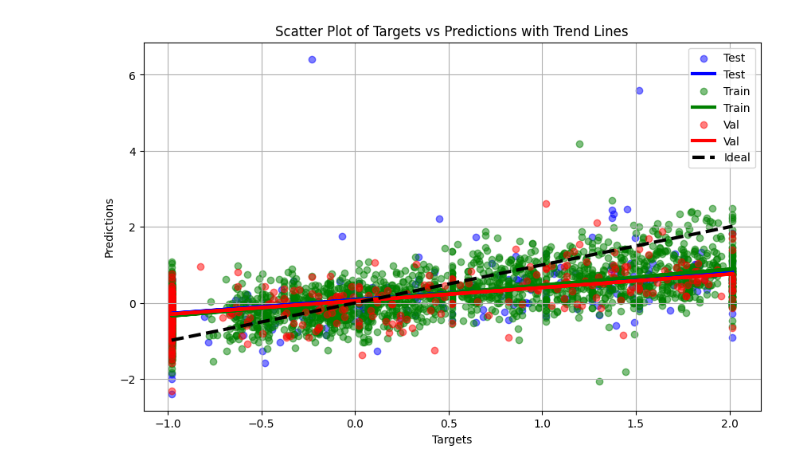
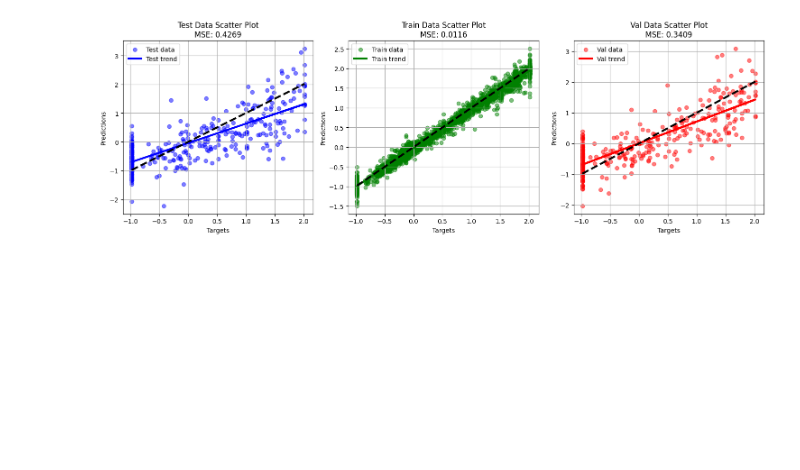
Before and after one commit to Magdk01/Anubis, a Jupyter notebook: logs/model_tester.ipynb, the cells around one changed output. Drawn from its saved outputs; the diff is of its cells as text; code cells hidden in the pictures; blank space fills up the shorter version.

```diff
--- a/logs/model_tester.ipynb
+++ b/logs/model_tester.ipynb
@@ -5,2 +8,2 @@ import numpy as np
 # %%
-df = pd.read_csv("2024-04-18_01-09-26/predictions.csv")
+df = pd.read_csv("logs/2024-04-24_01-19-35/predictions.csv")
@@ -34,31 +10,47 @@ plt.legend(['Preds/Targ','guideline'])
 # %%
-conditions = [
-    (df['test'] == 1.0),
-    (df['train'] == 1.0),
-    (df['val'] == 1.0)
-]
-choices = ['blue', 'green', 'red']  # Test: Blue, Train: Green, Val: Red
-df['color'] = np.select(conditions, choices, default='black')
+import matplotlib.pyplot as plt
+import numpy as np
+import pandas as pd
 
-# Plotting
-plt.figure(figsize=(10, 6))
-groups = df.groupby('color')
-for color, group in groups:
-    plt.scatter(group['target_00'], group['pred_00'], label=f"{color} data", color=color,alpha=0.5)
-    # Linear regression
-    if len(group) > 1:  # We need at least two points to fit a line
-        m, b = np.polyfit(group['target_00'], group['pred_00'], 1)
-        plt.plot(group['target_00'], m*group['target_00'] + b, color=color, label=f'{color} trend',linewidth=3)
 
-# Ideal case line
-x_values = np.array([df['target_00'].min(), df['target_00'].max()])
-plt.plot(x_values, x_values, label='Ideal line', linestyle='--', color='black',linewidth=3)
+def result_plotter(df):
+    # Assuming df is already defined with columns 'test', 'train', 'val', 'target_00', 'pred_00'
 
-plt.title('Scatter Plot of Targets vs Predictions with Trend Lines')
-plt.xlabel('Targets')
-plt.ylabel('Predictions')
-plt.legend(['Test','Test',"Train","Train","Val","Val","Ideal"])
-plt.grid(True)
-plt.show()
+    # Define conditions and choices for colors
+    conditions = [
+        (df['test'] == 1.0),
+        (df['train'] == 1.0),
+        (df['val'] == 1.0)
+    ]
+    choices = ['blue', 'green', 'red']  # Test: Blue, Train: Green, Val: Red
+    df['color'] = np.select(conditions, choices, default='black')
+
+    # Plotting
+    fig, axs = plt.subplots(1, 3, figsize=(15, 5))  # Create 3 subplots side by side
+    colors = ['blue', 'green', 'red']
+    labels = ['Test', 'Train', 'Val']
+
+    for ax, color, label in zip(axs, colors, labels):
+        group = df[df['color'] == color]
+        ax.scatter(group['target_00'], group['pred_00'], label=f"{label} data", color=color, alpha=0.5)
+        # Linear regression
+        if len(group) > 1:  # We need at least two points to fit a line
+            m, b = np.polyfit(group['target_00'], group['pred_00'], 1)
+            ax.plot(group['target_00'], m * group['target_00'] + b, color=color, label=f'{label} trend', linewidth=3)
+        # Ideal case line
+        x_values = np.array([df['target_00'].min(), df['target_00'].max()])
+        ax.plot(x_values, x_values, linestyle='--', color='black', linewidth=3)
+
+        # Calculate MSE and add to title
+        mse = np.mean((group['target_00'] - group['pred_00']) ** 2)
+        ax.set_title(f'{label} Data Scatter Plot\nMSE: {mse:.4f}')
+        ax.set_xlabel('Targets')
+        ax.set_ylabel('Predictions')
+        ax.legend()
+        ax.grid(True)
+
+    plt.tight_layout()
+    plt.show()
+result_plotter(df)
 # %% [output]
-[figure, old version]
+[figure, new version]
```
Also changed, not shown: parts of 16 cells of this notebook, 7 other files.
